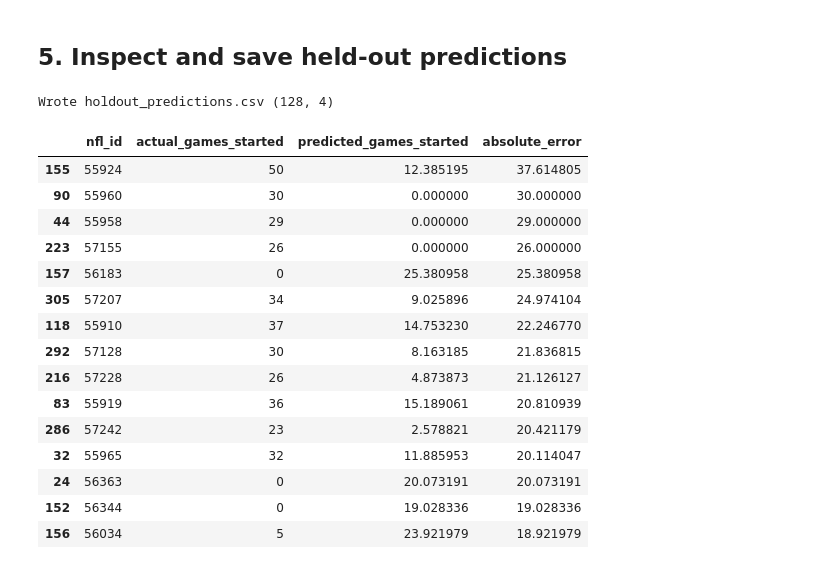
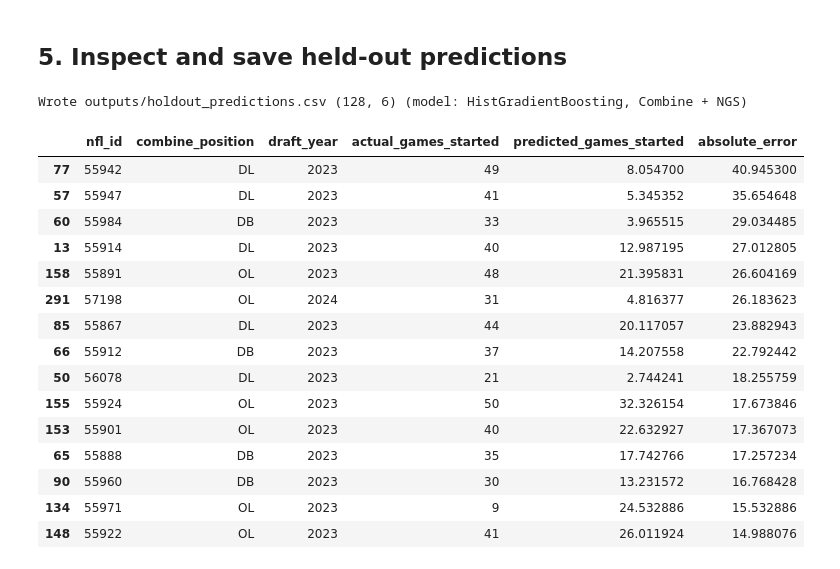
Before and after one commit to JDeleon2342/Stat486-Kaggle-Project, a Jupyter notebook: kaggle_pipeline.ipynb, the cells around one changed output. Cells and saved outputs as stored; diff of their text form; code cells hidden in the pictures.

Commit message:
Pipeline enhancement with features spanning across more datasets, missing value checks, and upgraded CV. Includes an additional prediction for rookie scrimmage snaps.

```diff
--- a/kaggle_pipeline.ipynb
+++ b/kaggle_pipeline.ipynb
@@ -55,16 +111,24 @@ Categorical: ['combine_position']
 # %%
-def make_pipeline():
-    pre = ColumnTransformer([
-        ("num", SimpleImputer(strategy="median"), numeric),
-        ("cat", Pipeline([
+def make_pipeline(cols=None, kind="hgb"):
+    cols = FEATURES if cols is None else cols
+    num = data[cols].select_dtypes(include="number").columns.tolist()
+    cat = [c for c in cols if c not in num]
+
+    num_steps = [("imp", SimpleImputer(strategy="median", add_indicator=True))]
+    if kind == "ridge":
+        num_steps.append(("scale", StandardScaler()))
+    transformers = [("num", Pipeline(num_steps), num)]
+    if cat:
+        transformers.append(("cat", Pipeline([
             ("imp", SimpleImputer(strategy="most_frequent")),
             ("oh", OneHotEncoder(handle_unknown="ignore", sparse_output=False)),
-        ]), categorical),
-    ])
-    return Pipeline([
-        ("pre", pre),
-        ("model", HistGradientBoostingRegressor(
-            max_iter=200, learning_rate=0.05, l2_regularization=1.0,
-            random_state=RANDOM_STATE)),
-    ])
+        ]), cat))
+
+    if kind == "ridge":
+        model = RidgeCV(alphas=np.logspace(-2, 3, 30))
+    else:
+        model = HistGradientBoostingRegressor(
+            max_iter=200, learning_rate=0.05, max_depth=3, min_samples_leaf=20,
+            l2_regularization=1.0, random_state=RANDOM_STATE)
+    return Pipeline([("pre", ColumnTransformer(transformers)), ("model", model)])
 # %% [markdown]
@@ -99,29 +188,31 @@ val.round(3)
 ## 5. Inspect and save held-out predictions
 # %%
 holdout = pd.DataFrame({
-    "nfl_id": train.loc[X_val.index, "nfl_id"],
+    "nfl_id": data.loc[idx_val, "nfl_id"],
+    "combine_position": data.loc[idx_val, "combine_position"],
+    "draft_year": data.loc[idx_val, "draft_year"],
     "actual_games_started": y_val,
     "predicted_games_started": np.clip(pipe.predict(X_val), 0, None),  # starts cannot be negative
 })
 holdout["absolute_error"] = (holdout["actual_games_started"] - holdout["predicted_games_started"]).abs()
-holdout.to_csv("holdout_predictions.csv", index=False)
-print("Wrote holdout_predictions.csv", holdout.shape)
+holdout.to_csv(OUTPUT_DIR / "holdout_predictions.csv", index=False)
+print(f"Wrote {OUTPUT_DIR / 'holdout_predictions.csv'}", holdout.shape, f"(model: HistGradientBoosting, {MAIN_SET})")
 holdout.sort_values("absolute_error", ascending=False).head(15)
 # %% [output]
-Wrote holdout_predictions.csv (128, 4)
+Wrote outputs/holdout_predictions.csv (128, 6) (model: HistGradientBoosting, Combine + NGS)
-|  | nfl_id | actual_games_started | predicted_games_started | absolute_error |
-| 155 | 55924 | 50 | 12.385195 | 37.614805 |
-| 90 | 55960 | 30 | 0.000000 | 30.000000 |
-| 44 | 55958 | 29 | 0.000000 | 29.000000 |
-| 223 | 57155 | 26 | 0.000000 | 26.000000 |
-| 157 | 56183 | 0 | 25.380958 | 25.380958 |
-| 305 | 57207 | 34 | 9.025896 | 24.974104 |
-| 118 | 55910 | 37 | 14.753230 | 22.246770 |
-| 292 | 57128 | 30 | 8.163185 | 21.836815 |
-| 216 | 57228 | 26 | 4.873873 | 21.126127 |
-| 83 | 55919 | 36 | 15.189061 | 20.810939 |
-| 286 | 57242 | 23 | 2.578821 | 20.421179 |
-| 32 | 55965 | 32 | 11.885953 | 20.114047 |
-| 24 | 56363 | 0 | 20.073191 | 20.073191 |
-| 152 | 56344 | 0 | 19.028336 | 19.028336 |
-| 156 | 56034 | 5 | 23.921979 | 18.921979 |
+|  | nfl_id | combine_position | draft_year | actual_games_started | predicted_games_started | absolute_error |
+| 77 | 55942 | DL | 2023 | 49 | 8.054700 | 40.945300 |
+| 57 | 55947 | DL | 2023 | 41 | 5.345352 | 35.654648 |
+| 60 | 55984 | DB | 2023 | 33 | 3.965515 | 29.034485 |
+| 13 | 55914 | DL | 2023 | 40 | 12.987195 | 27.012805 |
+| 158 | 55891 | OL | 2023 | 48 | 21.395831 | 26.604169 |
+| 291 | 57198 | OL | 2024 | 31 | 4.816377 | 26.183623 |
+| 85 | 55867 | DL | 2023 | 44 | 20.117057 | 23.882943 |
+| 66 | 55912 | DB | 2023 | 37 | 14.207558 | 22.792442 |
+| 50 | 56078 | DL | 2023 | 21 | 2.744241 | 18.255759 |
+| 155 | 55924 | OL | 2023 | 50 | 32.326154 | 17.673846 |
+| 153 | 55901 | OL | 2023 | 40 | 22.632927 | 17.367073 |
+| 65 | 55888 | DB | 2023 | 35 | 17.742766 | 17.257234 |
+| 90 | 55960 | DB | 2023 | 30 | 13.231572 | 16.768428 |
+| 134 | 55971 | OL | 2023 | 9 | 24.532886 | 15.532886 |
+| 148 | 55922 | OL | 2023 | 41 | 26.011924 | 14.988076 |
```
Also changed, not shown: parts of 14 cells of this notebook, 6 other files.
